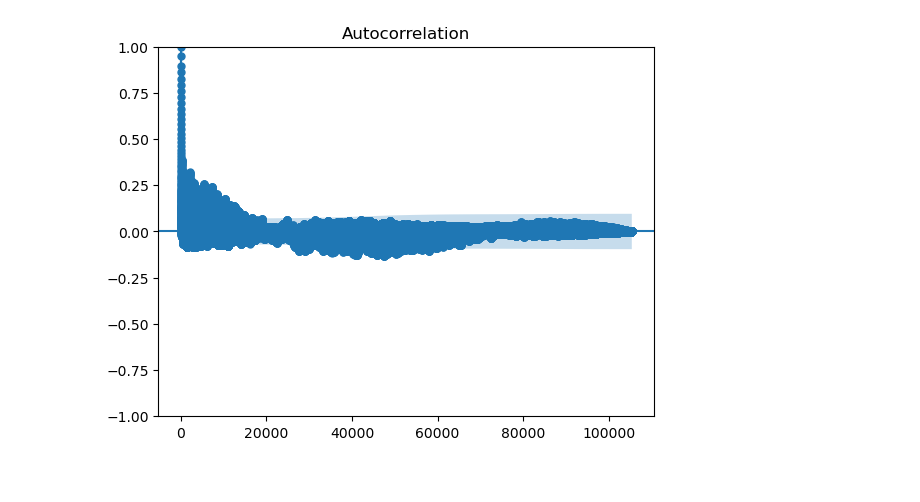
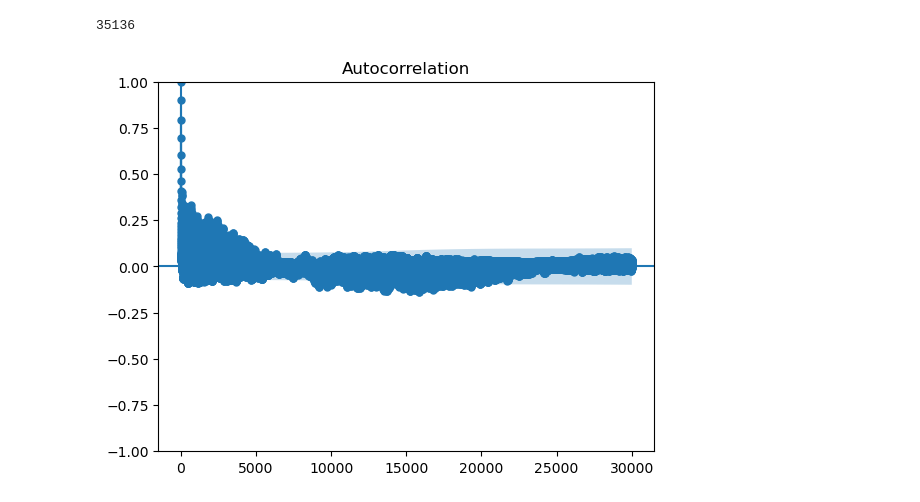
Before and after one commit to Bero898/BachelorThesisRoland, a Jupyter notebook: PV/Autocorrelation.ipynb, the cells around one changed output. Cells and saved outputs as stored; diff of their text form; code cells hidden in the pictures.

```diff
--- a/PV/Autocorrelation.ipynb
+++ b/PV/Autocorrelation.ipynb
@@ -15,8 +15,12 @@ from pandas.tseries.frequencies import to_offset
 from statsmodels.graphics.tsaplots import plot_acf, plot_pacf
 # %%
 #df = pd.read_csv('Wind_deseason.csv')
-df = pd.read_csv('PV_deseason.csv')
+df = pd.read_csv('PV_deseason_15.csv')
+lags=len(df['310_PV_1'])
+print(lags)
+# %% [output]
+35136
 # %%
-acf_plot = plot_acf(df['310_PV_1'], lags=105407)
+acf_plot = plot_acf(df['310_PV_1'], lags=30000)
 # %% [output]
-[figure, old version]
+[figure, new version]
```
Also changed, not shown: parts of 3 cells of this notebook.
